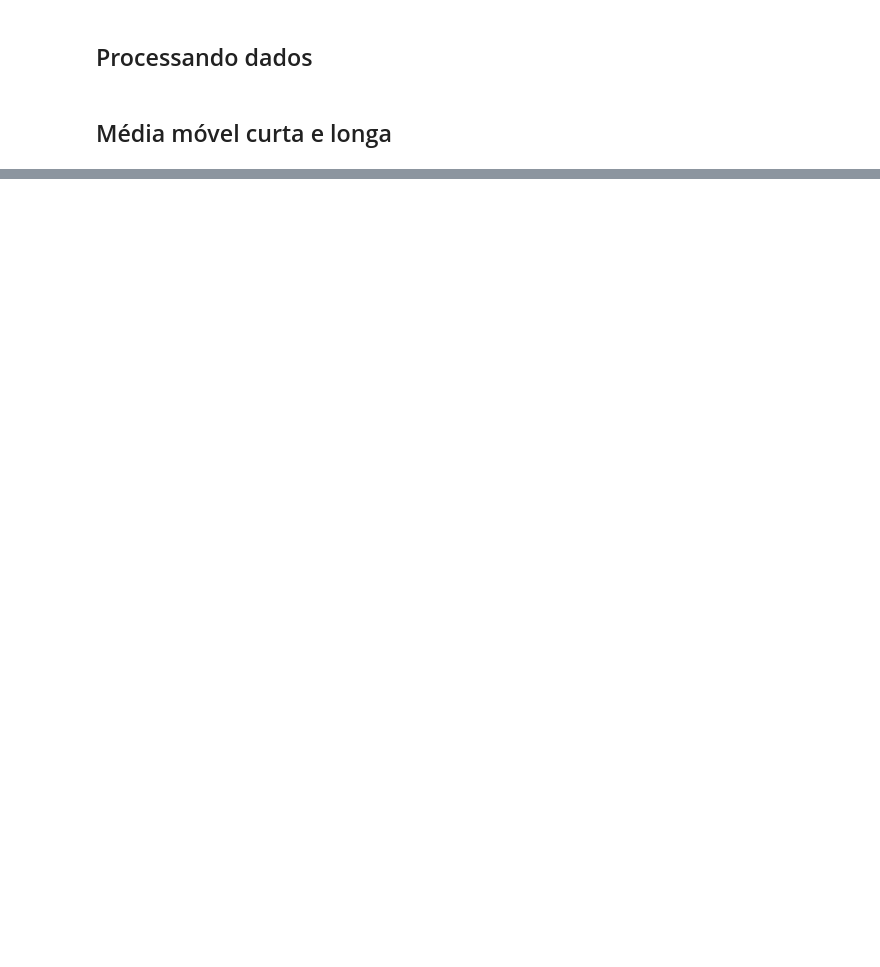
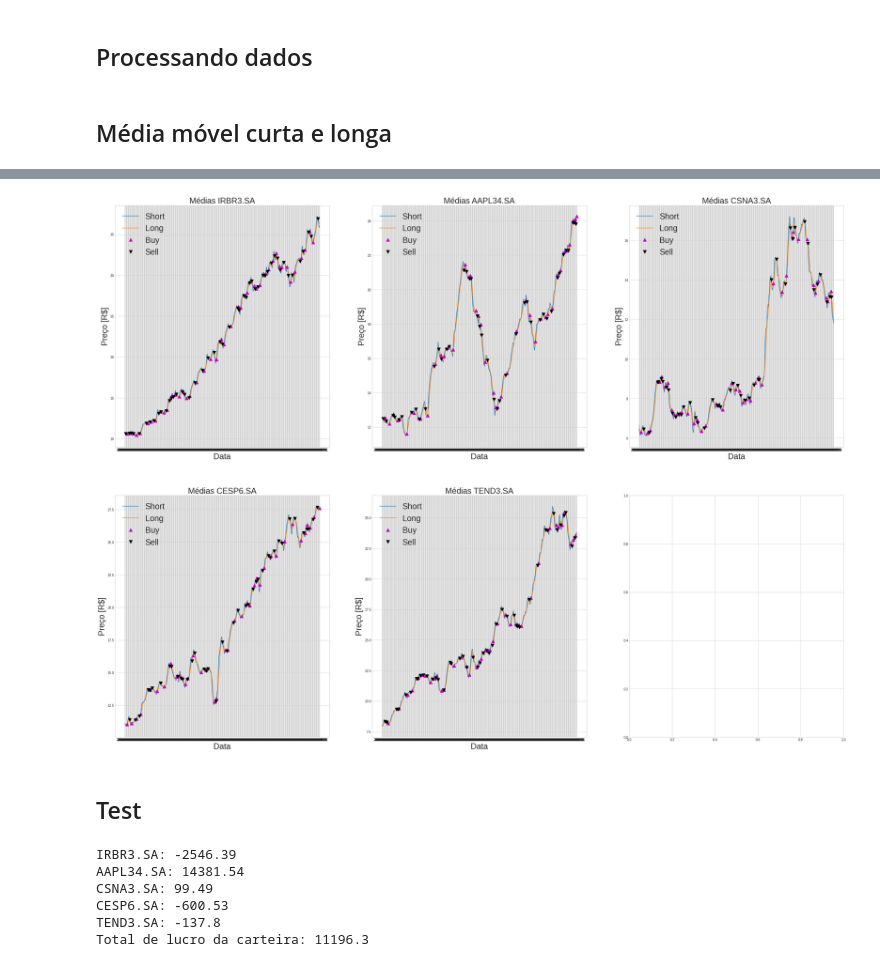
Before and after one commit to victorhdcoelho/SinaisFinanceiros-atividade02, a Jupyter notebook: Atividade02.ipynb, the cells around one changed output, grey strips where cells are left out. Cells and saved outputs as stored; diff of their text form; code cells hidden in the pictures; blank space fills up the shorter version.

```diff
--- a/Atividade02.ipynb
+++ b/Atividade02.ipynb
@@ -155,0 +120,15 @@ for each in train.columns:
+# %%
+plot_buy_sell_long_short(train, short, long, long_short_diff)
+# %% [output]
+[figure, added]
+# %% [markdown]
+## Test
+# %%
+short_t, long_t, long_short_t, long_short_diff_t, _ = long_short_invest(test, 3, 6, capital)
+# %% [output]
+IRBR3.SA: -2546.39
+AAPL34.SA: 14381.54
+CSNA3.SA: 99.49
+CESP6.SA: -600.53
+TEND3.SA: -137.8
+Total de lucro da carteira: 11196.3
```
Also changed, not shown: parts of 29 cells of this notebook, 3 other files.
